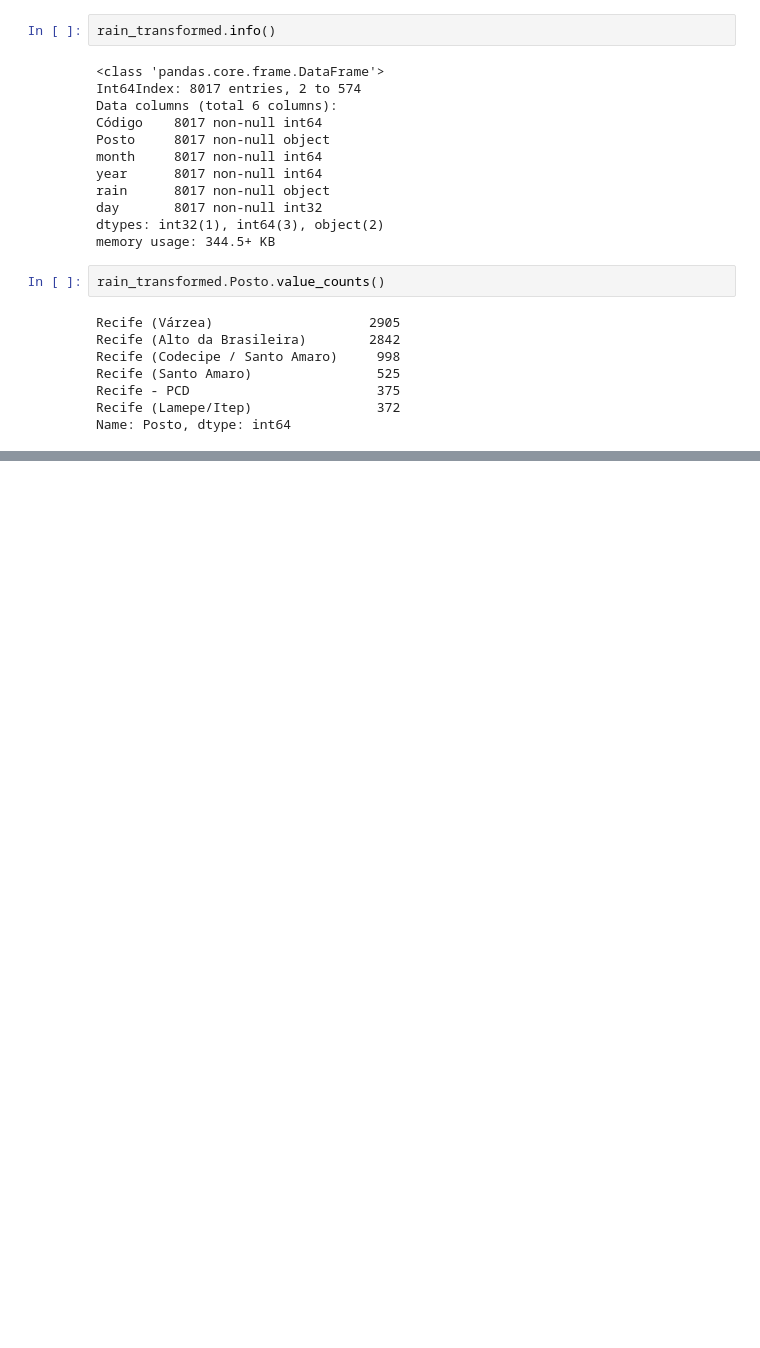
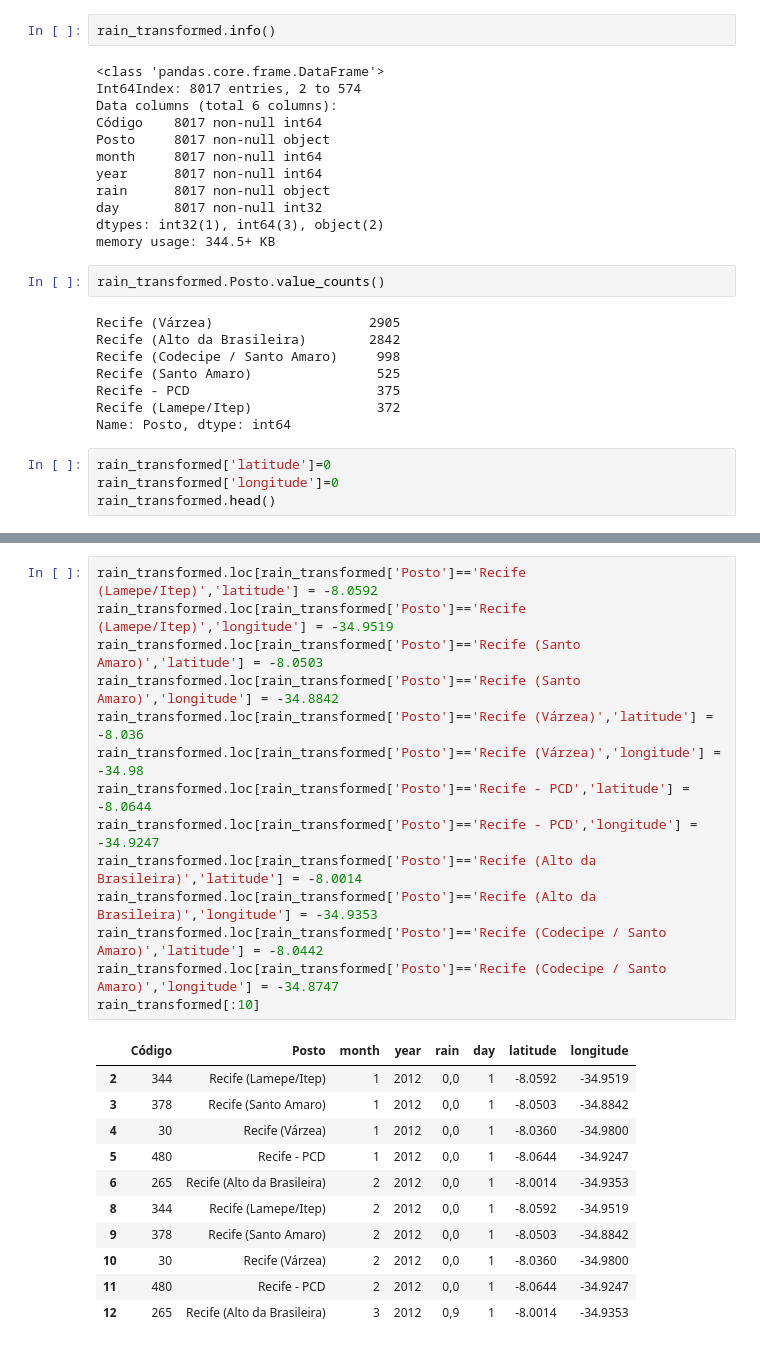
Before and after one commit to Rpinto02/RecifeLandSlidings, a Jupyter notebook: Rain_preparation.ipynb, the cells around one changed output, grey strips where cells are left out. Saved outputs shown, nothing was run; the diff lists cells and outputs as text; blank space fills up the shorter version.

```diff
--- a/Rain_preparation.ipynb
+++ b/Rain_preparation.ipynb
@@ -221,3 +221,7 @@ Recife (Santo Amaro)                525
 Recife - PCD                        375
 Recife (Lamepe/Itep)                372
 Name: Posto, dtype: int64
+# %%
+rain_transformed['latitude']=0
+rain_transformed['longitude']=0
+rain_transformed.head()
@@ -223,0 +235,26 @@ Name: Posto, dtype: int64
+# %%
+rain_transformed.loc[rain_transformed['Posto']=='Recife (Lamepe/Itep)','latitude'] = -8.0592
+rain_transformed.loc[rain_transformed['Posto']=='Recife (Lamepe/Itep)','longitude'] = -34.9519
+rain_transformed.loc[rain_transformed['Posto']=='Recife (Santo Amaro)','latitude'] = -8.0503
+rain_transformed.loc[rain_transformed['Posto']=='Recife (Santo Amaro)','longitude'] = -34.8842
+rain_transformed.loc[rain_transformed['Posto']=='Recife (Várzea)','latitude'] = -8.036
+rain_transformed.loc[rain_transformed['Posto']=='Recife (Várzea)','longitude'] = -34.98
+rain_transformed.loc[rain_transformed['Posto']=='Recife - PCD','latitude'] = -8.0644
+rain_transformed.loc[rain_transformed['Posto']=='Recife - PCD','longitude'] = -34.9247
+rain_transformed.loc[rain_transformed['Posto']=='Recife (Alto da Brasileira)','latitude'] = -8.0014
+rain_transformed.loc[rain_transformed['Posto']=='Recife (Alto da Brasileira)','longitude'] = -34.9353
+rain_transformed.loc[rain_transformed['Posto']=='Recife (Codecipe / Santo Amaro)','latitude'] = -8.0442
+rain_transformed.loc[rain_transformed['Posto']=='Recife (Codecipe / Santo Amaro)','longitude'] = -34.8747
+rain_transformed[:10]
+# %% [output]
+|  | Código | Posto | month | year | rain | day | latitude | longitude |
+| 2 | 344 | Recife (Lamepe/Itep) | 1 | 2012 | 0,0 | 1 | -8.0592 | -34.9519 |
+| 3 | 378 | Recife (Santo Amaro) | 1 | 2012 | 0,0 | 1 | -8.0503 | -34.8842 |
+| 4 | 30 | Recife (Várzea) | 1 | 2012 | 0,0 | 1 | -8.0360 | -34.9800 |
+| 5 | 480 | Recife - PCD | 1 | 2012 | 0,0 | 1 | -8.0644 | -34.9247 |
+| 6 | 265 | Recife (Alto da Brasileira) | 2 | 2012 | 0,0 | 1 | -8.0014 | -34.9353 |
+| 8 | 344 | Recife (Lamepe/Itep) | 2 | 2012 | 0,0 | 1 | -8.0592 | -34.9519 |
+| 9 | 378 | Recife (Santo Amaro) | 2 | 2012 | 0,0 | 1 | -8.0503 | -34.8842 |
+| 10 | 30 | Recife (Várzea) | 2 | 2012 | 0,0 | 1 | -8.0360 | -34.9800 |
+| 11 | 480 | Recife - PCD | 2 | 2012 | 0,0 | 1 | -8.0644 | -34.9247 |
+| 12 | 265 | Recife (Alto da Brasileira) | 3 | 2012 | 0,9 | 1 | -8.0014 | -34.9353 |
```
Also changed, not shown: parts of 4 cells of this notebook, 6 other files.
